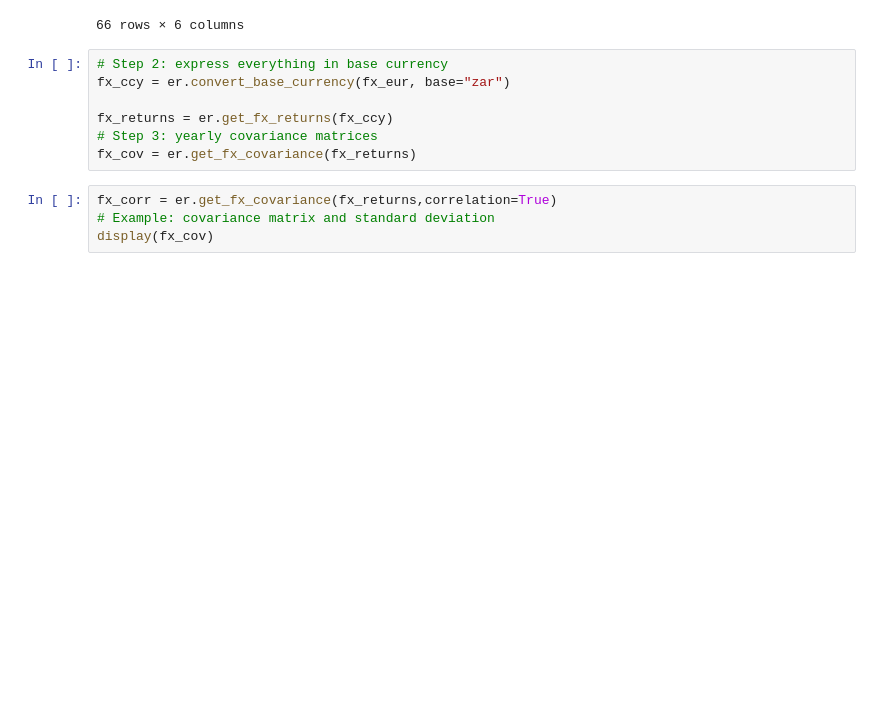
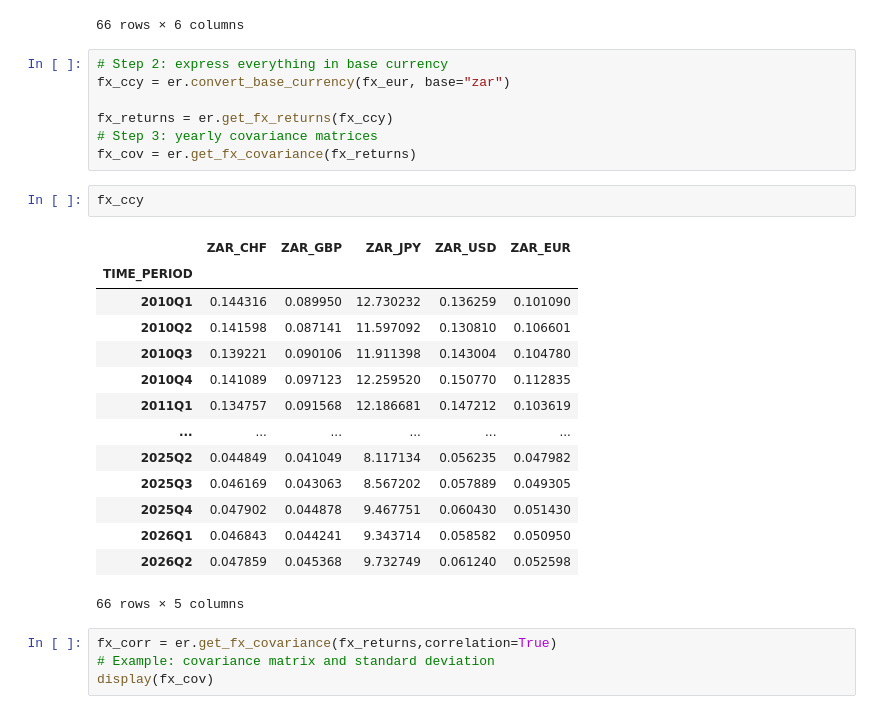
Before and after one commit to IbHansen/wb-debt-simulation, a Jupyter notebook: optimization/currency info.ipynb, the cells around one changed output. Cells and saved outputs as stored; diff of their text form; blank space fills up the shorter version.

```diff
--- a/optimization/currency info.ipynb
+++ b/optimization/currency info.ipynb
@@ -43,6 +43,23 @@ fx_ccy = er.convert_base_currency(fx_eur, base="zar")
 fx_returns = er.get_fx_returns(fx_ccy)
 # Step 3: yearly covariance matrices
 fx_cov = er.get_fx_covariance(fx_returns)
+# %%
+fx_ccy
+# %% [output]
+|  | ZAR_CHF | ZAR_GBP | ZAR_JPY | ZAR_USD | ZAR_EUR |
+| TIME_PERIOD |  |  |  |  |  |
+| 2010Q1 | 0.144316 | 0.089950 | 12.730232 | 0.136259 | 0.101090 |
+| 2010Q2 | 0.141598 | 0.087141 | 11.597092 | 0.130810 | 0.106601 |
+| 2010Q3 | 0.139221 | 0.090106 | 11.911398 | 0.143004 | 0.104780 |
+| 2010Q4 | 0.141089 | 0.097123 | 12.259520 | 0.150770 | 0.112835 |
+| 2011Q1 | 0.134757 | 0.091568 | 12.186681 | 0.147212 | 0.103619 |
+| ... | ... | ... | ... | ... | ... |
+| 2025Q2 | 0.044849 | 0.041049 | 8.117134 | 0.056235 | 0.047982 |
+| 2025Q3 | 0.046169 | 0.043063 | 8.567202 | 0.057889 | 0.049305 |
+| 2025Q4 | 0.047902 | 0.044878 | 9.467751 | 0.060430 | 0.051430 |
+| 2026Q1 | 0.046843 | 0.044241 | 9.343714 | 0.058582 | 0.050950 |
+| 2026Q2 | 0.047859 | 0.045368 | 9.732749 | 0.061240 | 0.052598 |
+66 rows × 5 columns
 # %%
 fx_corr = er.get_fx_covariance(fx_returns,correlation=True)
 # Example: covariance matrix and standard deviation
```
Also changed, not shown: 9 other files.
